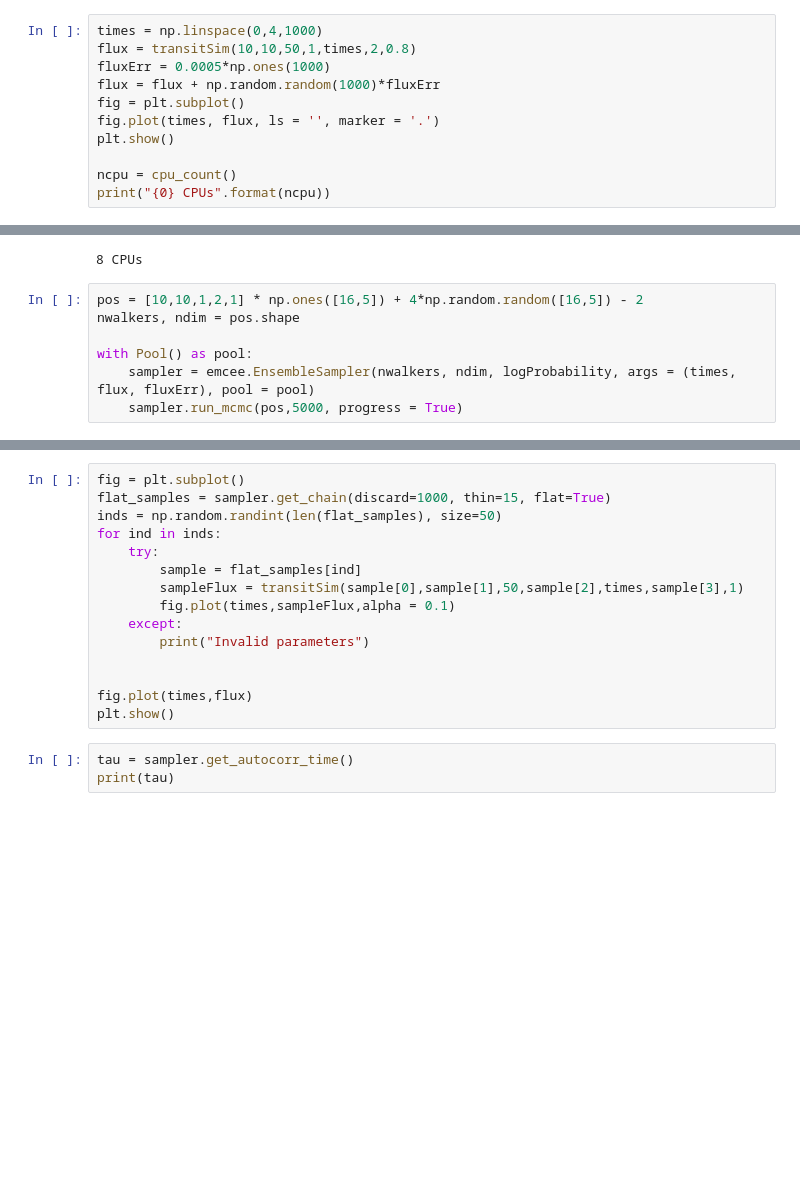
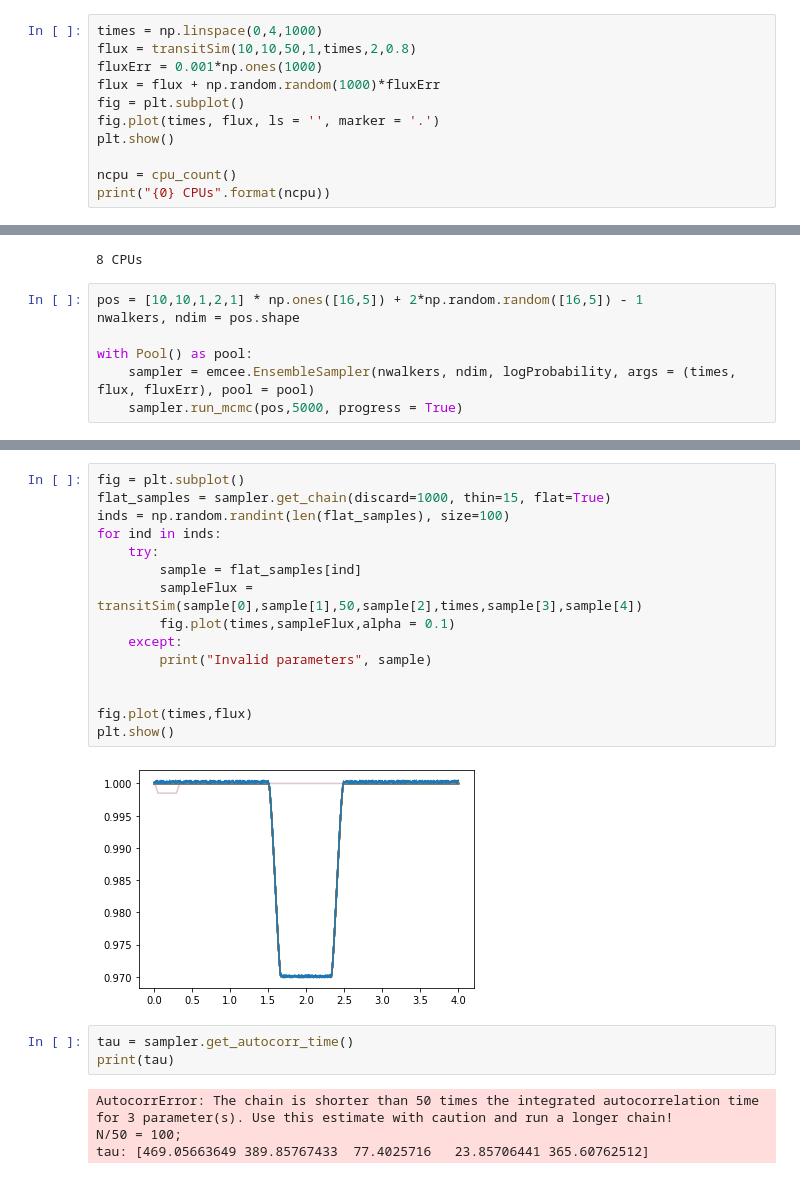
Before and after one commit to joshua-bromley/mcmcSampler, a Jupyter notebook: sampler.ipynb, the cells around one changed output, grey strips where cells are left out. Saved outputs shown, nothing was run; the diff lists cells and outputs as text; blank space fills up the shorter version.

Commit message:
Fixed visualization to accutally work

```diff
--- a/sampler.ipynb
+++ b/sampler.ipynb
@@ -166,7 +168,7 @@ plt.show()
 # %%
 times = np.linspace(0,4,1000)
 flux = transitSim(10,10,50,1,times,2,0.8)
-fluxErr = 0.0005*np.ones(1000)
+fluxErr = 0.001*np.ones(1000)
 flux = flux + np.random.random(1000)*fluxErr
 fig = plt.subplot()
 fig.plot(times, flux, ls = '', marker = '.')
@@ -178,7 +180,7 @@ print("{0} CPUs".format(ncpu))
 [figure]
 8 CPUs
 # %%
-pos = [10,10,1,2,1] * np.ones([16,5]) + 4*np.random.random([16,5]) - 2
+pos = [10,10,1,2,1] * np.ones([16,5]) + 2*np.random.random([16,5]) - 1
 nwalkers, ndim = pos.shape
 
 with Pool() as pool:
@@ -225,18 +206,24 @@ plt.show()
 # %%
 fig = plt.subplot()
 flat_samples = sampler.get_chain(discard=1000, thin=15, flat=True)
-inds = np.random.randint(len(flat_samples), size=50)
+inds = np.random.randint(len(flat_samples), size=100)
 for ind in inds:
     try:
         sample = flat_samples[ind]
-        sampleFlux = transitSim(sample[0],sample[1],50,sample[2],times,sample[3],1)
+        sampleFlux = transitSim(sample[0],sample[1],50,sample[2],times,sample[3],sample[4])
         fig.plot(times,sampleFlux,alpha = 0.1)
     except:
-        print("Invalid parameters")
+        print("Invalid parameters", sample)
 
 
 fig.plot(times,flux)
 plt.show()
+# %% [output]
+[figure, added]
 # %%
 tau = sampler.get_autocorr_time()
 print(tau)
+# %% [output]
+AutocorrError: The chain is shorter than 50 times the integrated autocorrelation time for 3 parameter(s). Use this estimate with caution and run a longer chain!
+N/50 = 100;
+tau: [469.05663649 389.85767433  77.4025716   23.85706441 365.60762512]
```
Also changed, not shown: parts of 5 cells of this notebook.
